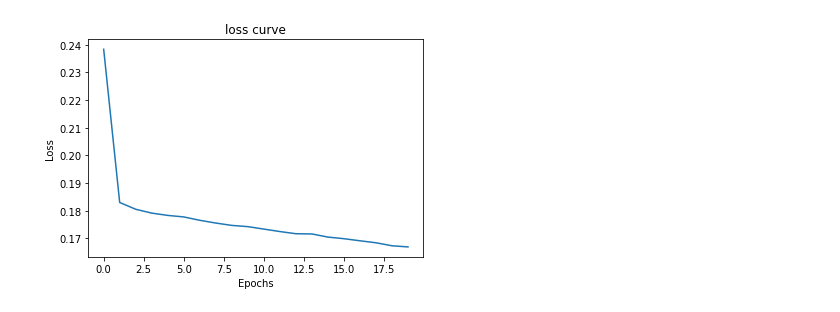
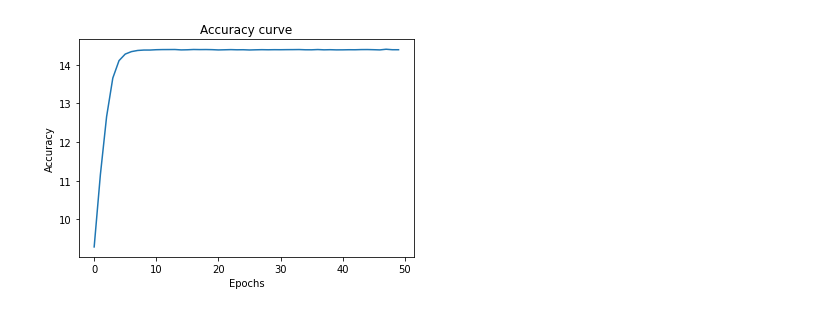
Before and after one commit to kaouthardjezzar/Segmentation-multi-image-d-images-IRM-, a Jupyter notebook: UNet.ipynb, the cells around one changed output. Drawn from its saved outputs; the diff is of its cells as text; code cells hidden in the pictures.

Commit message:
train update

```diff
--- a/UNet.ipynb
+++ b/UNet.ipynb
@@ -166,7 +166,7 @@ class UNet(nn.Module):
 
         return logits
 # %%
-model = UNet (3,1)
+model = UNet (1,1)
 # %%
 device = torch.device("cuda:0" if torch.cuda.is_available() else "cpu")
 model.to(device)
@@ -174,11 +174,13 @@ model.to(device)
 import torch.optim as optim
 import torch.nn.functional as F
 
-optimizer = optim.SGD(model.parameters(), lr=0.001, momentum=0.9)
+optimizer = optim.SGD(model.parameters(), lr=0.0001, momentum=0.9)
 criterion = nn.BCEWithLogitsLoss()
 # %%
 loss_list = []
+val_loss_list = []
 accuracy_list = []
+epochs  = 50
 # %%
 torch.cuda.empty_cache()
 # %%
@@ -191,11 +193,12 @@ def binary_acc(y_pred, y_test):
 
    return acc
 # %%
-for epoch in range (20):
+for epoch in range (epochs):
 
     running_loss = 0.0
+    val_running_loss = 0.0
     nb_data = 0.
-    for i, data in enumerate(trainloader, 0):
+    for i, data in enumerate(train_loader, 0):
 
         inputs, masks = data
         optimizer.zero_grad()
@@ -218,10 +221,32 @@ for epoch in range (20):
 
     correct = 0.
     total = 0.
+    nb_data = 0.
+    accuracy = 0.
+    with torch.no_grad():
+      for data in valid_loader:
+        input, mask = data
+        input , mask = input.to(device), mask.to(device)
 
+        output = model(input)
+        val_loss = criterion(output, mask)
 
+        val_running_loss += val_loss.item()
 
-    print("Epoch ", epoch, "; train loss = ", running_loss
+        nb_data += 1.
+        output =output.squeeze(1)
+        output[output>0.0] = 1.0
+        output[output<=0.0] = 0.0
 
+        correct = torch.sum(output == mask)
+
+        accuracy += correct / (16 * 256 * 256)
+
+    accuracy = accuracy / nb_data
+    accuracy_list.append(accuracy.item())
+    val_running_loss = val_running_loss / nb_data
+    val_loss_list.append(val_running_loss)
+    print("Epoch ", epoch, "; train loss = ", running_loss,
+           "val loss = ", val_running_loss, "; accuracy = ", accuracy.item()
           )
 # %% [output]
@@ -248,13 +277,13 @@ Epoch  19 ; train loss =  0.1669541872292757
 # %%
 import matplotlib.pyplot as plt
 import numpy as np
 plt.plot()
-plt.plot(range(len(loss_list)), loss_list)
+plt.plot(range(len(accuracy_list)), accuracy_list)
 
 plt.xlabel("Epochs")
-plt.ylabel("Loss")
-plt.title("loss curve")
+plt.ylabel("Accuracy")
+plt.title("Accuracy curve")
 
 plt.show()
 # %% [output]
-[figure, old version]
+[figure, new version]
```
Also changed, not shown: parts of 4 cells of this notebook.
